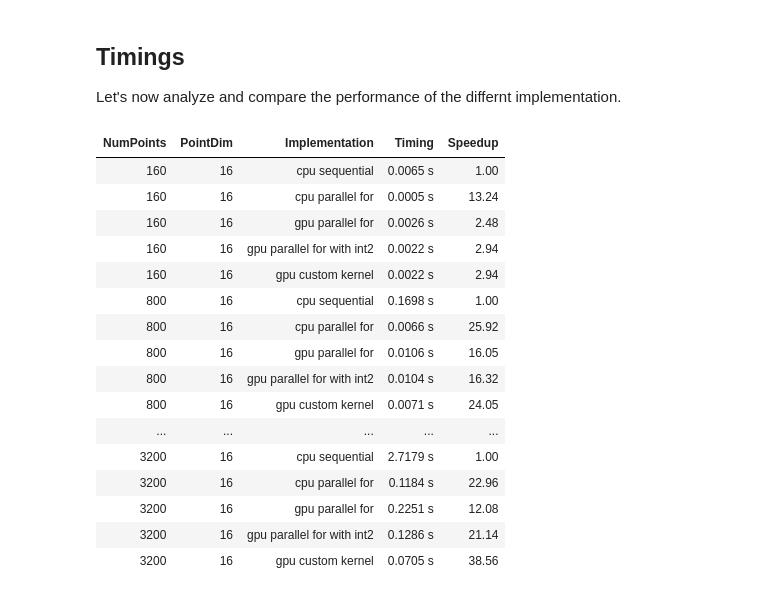
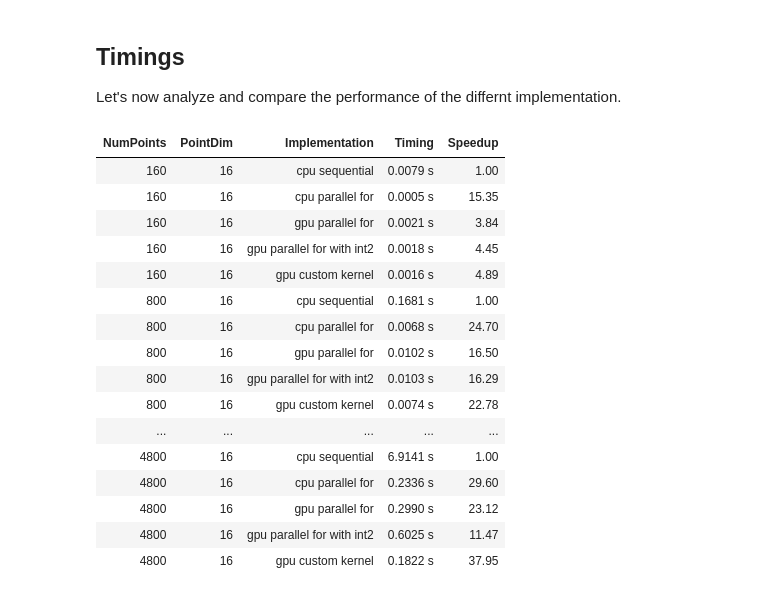
Before and after one commit to quantalea/AleaNotebooks, a Jupyter notebook: AleaGPU_PairwiseDist.ipynb, the cells around one changed output. Cells and saved outputs as stored; diff of their text form; code cells hidden in the pictures.

```diff
--- a/AleaGPU_PairwiseDist.ipynb
+++ b/AleaGPU_PairwiseDist.ipynb
@@ -422,29 +424,29 @@ let performance numPoints pointDim =
     ]
 # %%
 let results =
-    [10; 50; 100; 150; 200]
+    [10; 50; 100; 150; 200; 250; 300]
     |> List.map (fun s -> performance (s*blockSize) blockSize)
     |> List.concat
 
 results |> Util.Table
 # %% [output]
 | NumPoints | PointDim | Implementation | Timing | Speedup |
-| 160 | 16 | cpu sequential | 0.0065 s | 1.00 |
-| 160 | 16 | cpu parallel for | 0.0005 s | 13.24 |
-| 160 | 16 | gpu parallel for | 0.0026 s | 2.48 |
-| 160 | 16 | gpu parallel for with int2 | 0.0022 s | 2.94 |
-| 160 | 16 | gpu custom kernel | 0.0022 s | 2.94 |
-| 800 | 16 | cpu sequential | 0.1698 s | 1.00 |
-| 800 | 16 | cpu parallel for | 0.0066 s | 25.92 |
-| 800 | 16 | gpu parallel for | 0.0106 s | 16.05 |
-| 800 | 16 | gpu parallel for with int2 | 0.0104 s | 16.32 |
-| 800 | 16 | gpu custom kernel | 0.0071 s | 24.05 |
+| 160 | 16 | cpu sequential | 0.0079 s | 1.00 |
+| 160 | 16 | cpu parallel for | 0.0005 s | 15.35 |
+| 160 | 16 | gpu parallel for | 0.0021 s | 3.84 |
+| 160 | 16 | gpu parallel for with int2 | 0.0018 s | 4.45 |
+| 160 | 16 | gpu custom kernel | 0.0016 s | 4.89 |
+| 800 | 16 | cpu sequential | 0.1681 s | 1.00 |
+| 800 | 16 | cpu parallel for | 0.0068 s | 24.70 |
+| 800 | 16 | gpu parallel for | 0.0102 s | 16.50 |
+| 800 | 16 | gpu parallel for with int2 | 0.0103 s | 16.29 |
+| 800 | 16 | gpu custom kernel | 0.0074 s | 22.78 |
 | ... | ... | ... | ... | ... |
-| 3200 | 16 | cpu sequential | 2.7179 s | 1.00 |
-| 3200 | 16 | cpu parallel for | 0.1184 s | 22.96 |
-| 3200 | 16 | gpu parallel for | 0.2251 s | 12.08 |
-| 3200 | 16 | gpu parallel for with int2 | 0.1286 s | 21.14 |
-| 3200 | 16 | gpu custom kernel | 0.0705 s | 38.56 |
+| 4800 | 16 | cpu sequential | 6.9141 s | 1.00 |
+| 4800 | 16 | cpu parallel for | 0.2336 s | 29.60 |
+| 4800 | 16 | gpu parallel for | 0.2990 s | 23.12 |
+| 4800 | 16 | gpu parallel for with int2 | 0.6025 s | 11.47 |
+| 4800 | 16 | gpu custom kernel | 0.1822 s | 37.95 |
 # %%
 let layout =
     Layout(title = "CPU / GPU Performance",
```
Also changed, not shown: parts of 1 cell of this notebook.
